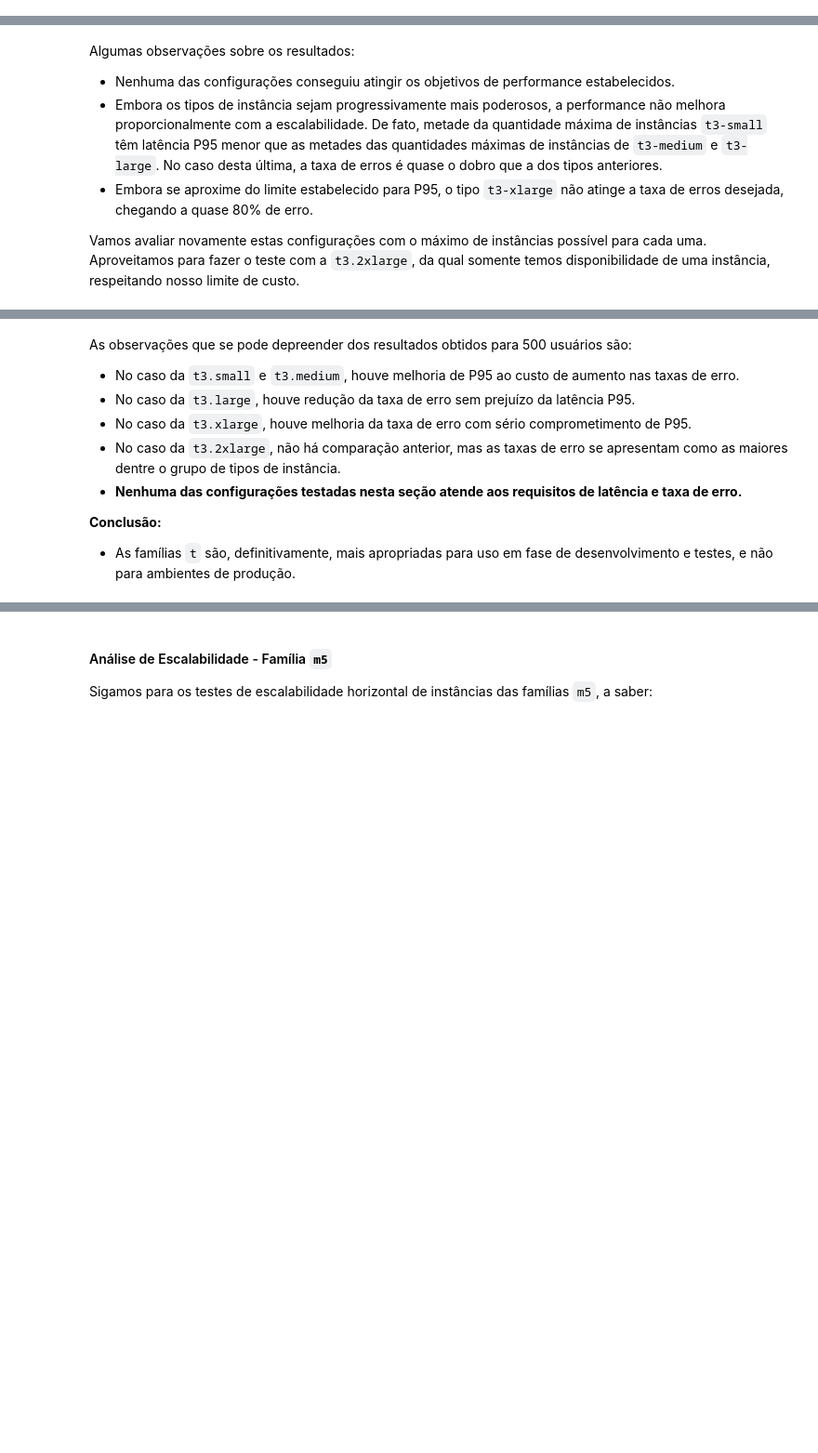
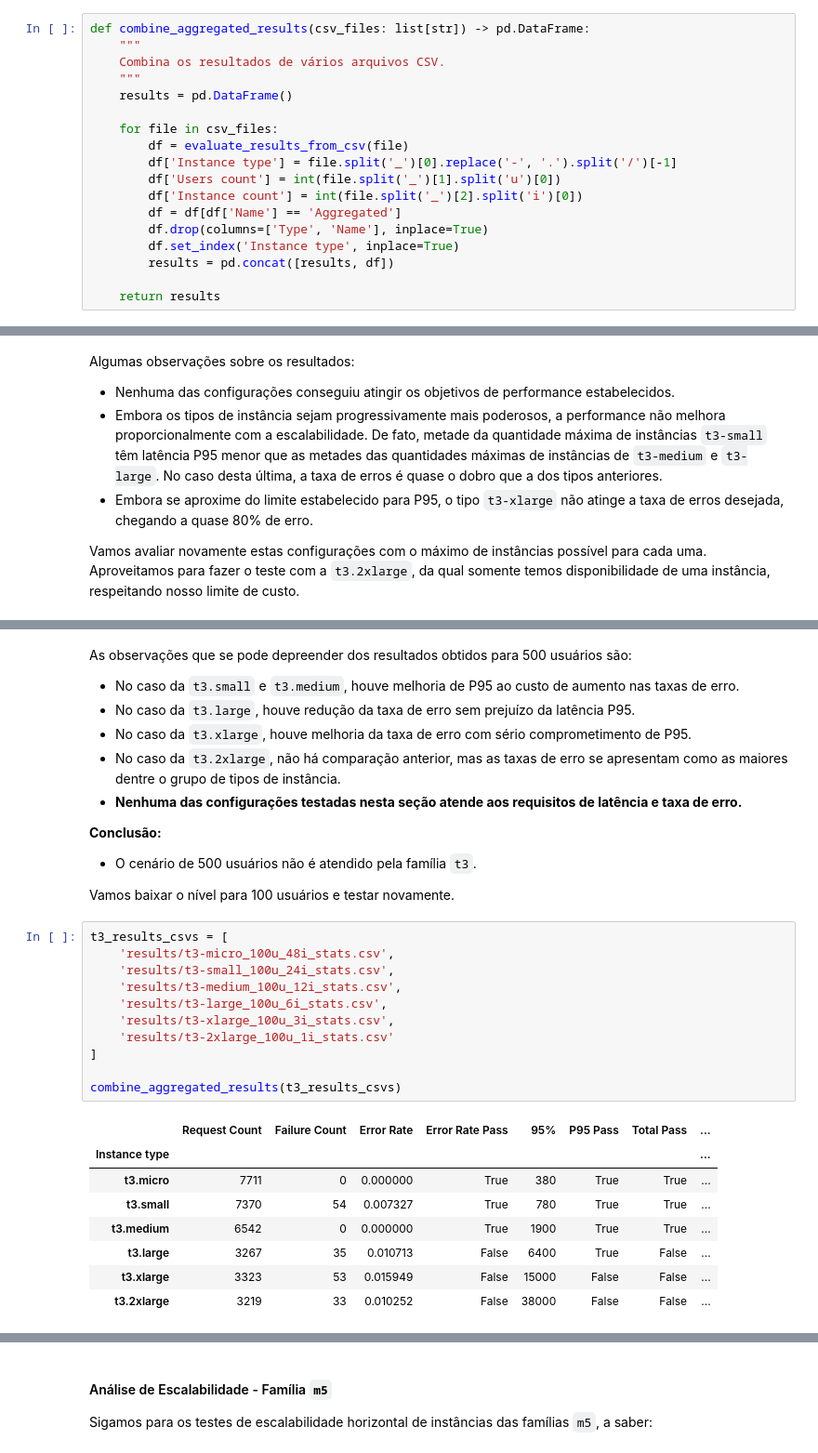
Before and after one commit to jonasluz/DIA.X540.cloud-ai, a Jupyter notebook: Project-4/Project-4.ipynb, the cells around one changed output, grey strips where cells are left out. Shown at 93% size. Cells and saved outputs as stored; diff of their text form; blank space fills up the shorter version.

```diff
--- a/Project-4/Project-4.ipynb
+++ b/Project-4/Project-4.ipynb
@@ -276,0 +256,18 @@ evaluate_results_from_csv('results/t3-xlarge_500u_1i_stats.csv')
+# %%
+def combine_aggregated_results(csv_files: list[str]) -> pd.DataFrame:
+    """
+    Combina os resultados de vários arquivos CSV.
+    """
+    results = pd.DataFrame()
+
+    for file in csv_files:
+        df = evaluate_results_from_csv(file)
+        df['Instance type'] = file.split('_')[0].replace('-', '.').split('/')[-1]
+        df['Users count'] = int(file.split('_')[1].split('u')[0])
+        df['Instance count'] = int(file.split('_')[2].split('i')[0])
+        df = df[df['Name'] == 'Aggregated']
+        df.drop(columns=['Type', 'Name'], inplace=True)
+        df.set_index('Instance type', inplace=True)
+        results = pd.concat([results, df])
+
+    return results
@@ -327,4 +323,26 @@ As observações que se pode depreender dos resultados obtidos para 500 usuário
 - **Nenhuma das configurações testadas nesta seção atende aos requisitos de latência e taxa de erro.**
 
 **Conclusão:**
-- As famílias `t` são, definitivamente, mais apropriadas para uso em fase de desenvolvimento e testes, e não para ambientes de produção.
+- O cenário de 500 usuários não é atendido pela família `t3`.
+
+Vamos baixar o nível para 100 usuários e testar novamente.
+# %%
+t3_results_csvs = [
+    'results/t3-micro_100u_48i_stats.csv',
+    'results/t3-small_100u_24i_stats.csv',
+    'results/t3-medium_100u_12i_stats.csv',
+    'results/t3-large_100u_6i_stats.csv',
+    'results/t3-xlarge_100u_3i_stats.csv',
+    'results/t3-2xlarge_100u_1i_stats.csv'
+]
+
+combine_aggregated_results(t3_results_csvs)
+# %% [output]
+|  | Request Count | Failure Count | Error Rate | Error Rate Pass | 95% | P95 Pass | Total Pass | ... |
+| Instance type |  |  |  |  |  |  |  | ... |
+| t3.micro | 7711 | 0 | 0.000000 | True | 380 | True | True | ... |
+| t3.small | 7370 | 54 | 0.007327 | True | 780 | True | True | ... |
+| t3.medium | 6542 | 0 | 0.000000 | True | 1900 | True | True | ... |
+| t3.large | 3267 | 35 | 0.010713 | False | 6400 | True | False | ... |
+| t3.xlarge | 3323 | 53 | 0.015949 | False | 15000 | False | False | ... |
+| t3.2xlarge | 3219 | 33 | 0.010252 | False | 38000 | False | False | ... |
```
Also changed, not shown: parts of 55 cells of this notebook, 8 other files.
